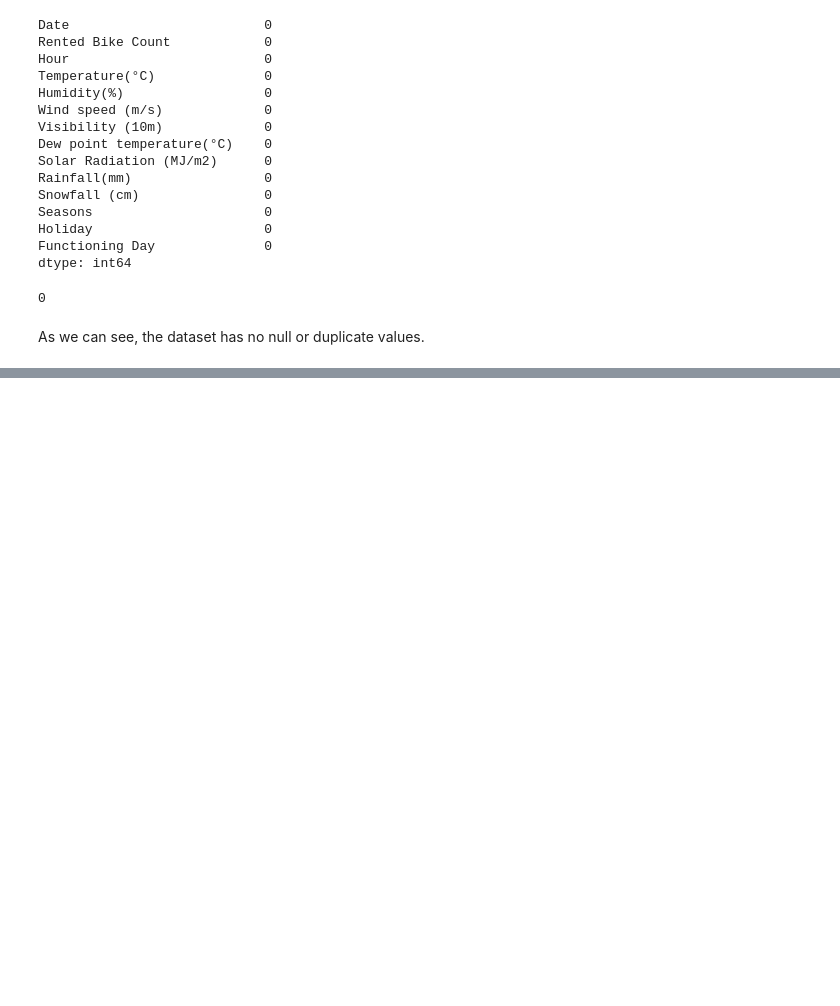
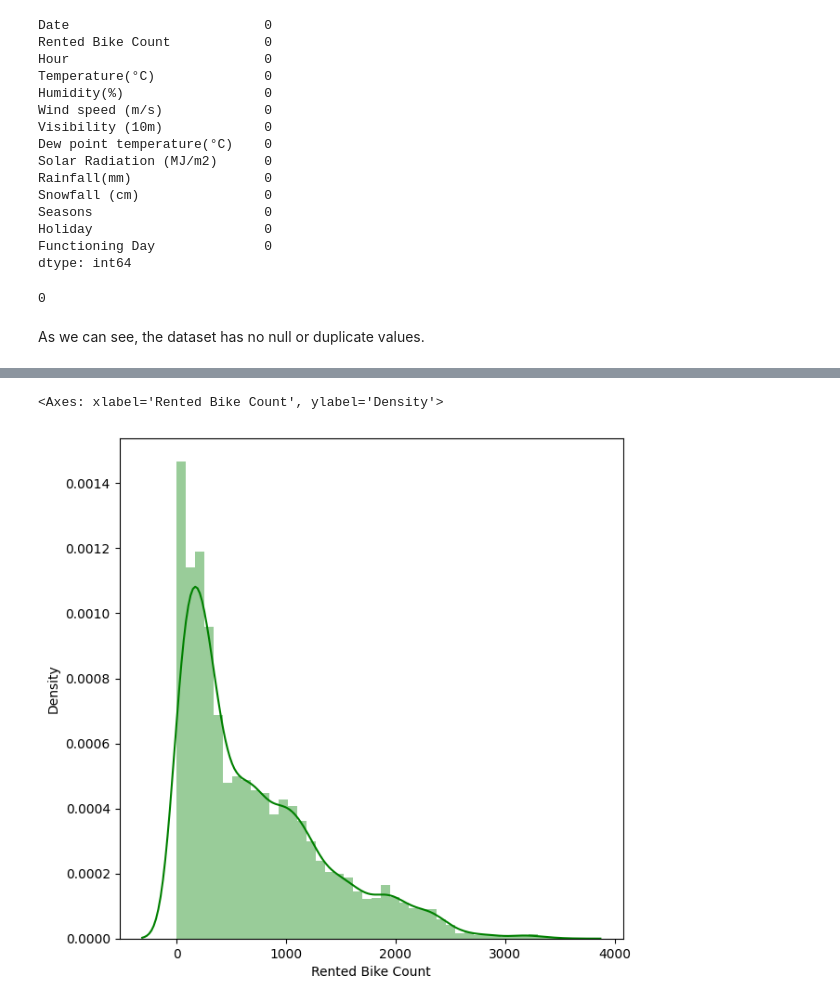
Before and after one commit to waghpallavi/Bike-Sharing-Demand-Prediction, a Jupyter notebook: Bike_Sharing_Demand_Prediction.ipynb, the cells around one changed output, grey strips where cells are left out. Drawn from its saved outputs; the diff is of its cells as text; code cells hidden in the pictures; blank space fills up the shorter version.

```diff
--- a/Bike_Sharing_Demand_Prediction.ipynb
+++ b/Bike_Sharing_Demand_Prediction.ipynb
@@ -188,0 +292,7 @@ As we can see, the dataset has no null or duplicate values.
+# %%
+# Draw density chart to check distribution of the Data and our Dependent variable is 'Rental Bike Count'
+plt.figure(figsize=(7,7))
+sns.distplot(df['Rented Bike Count'],color="g")
+# %% [output]
+<Axes: xlabel='Rented Bike Count', ylabel='Density'>
+[figure, added]
```
Also changed, not shown: parts of 21 cells of this notebook.
